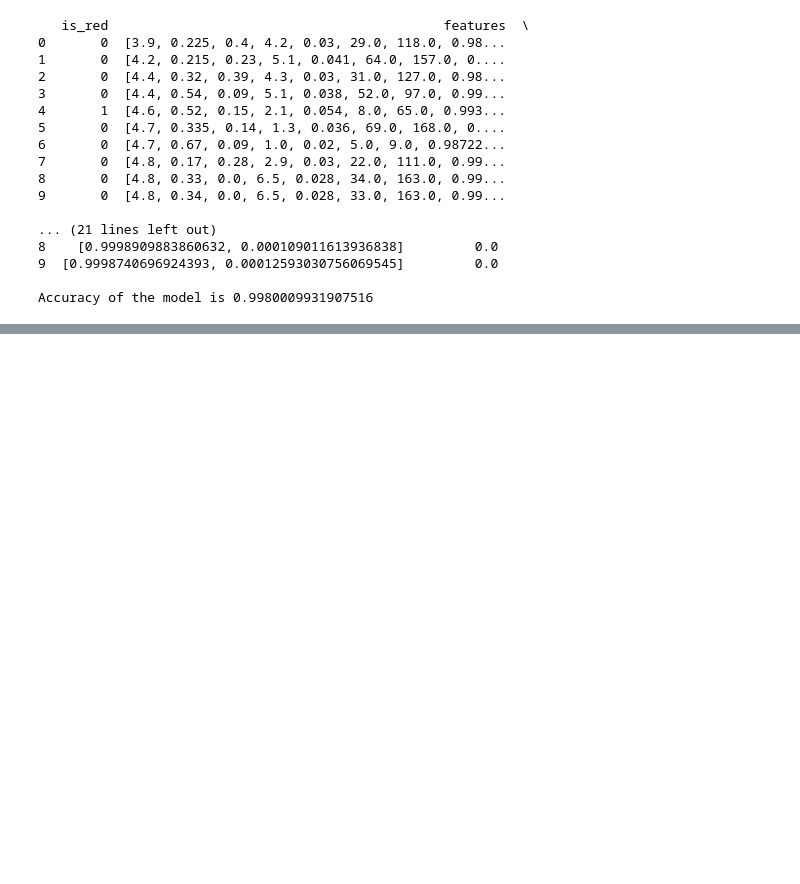
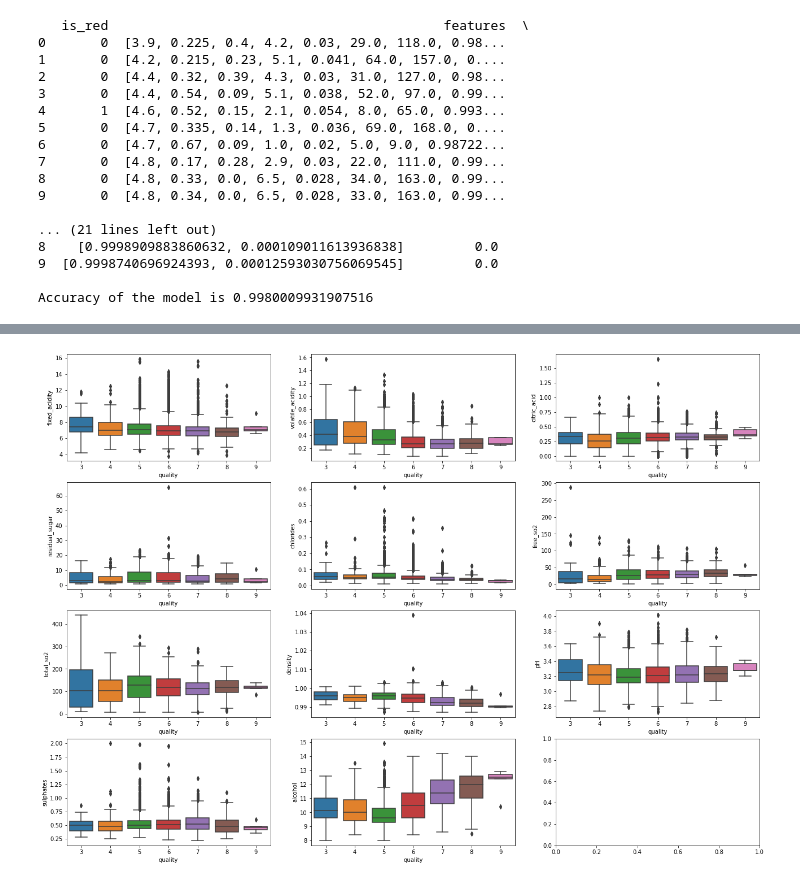
Before and after one commit to phat-pandah/Pyspark-ETL-Tutorial, a Jupyter notebook: ETL.ipynb, the cells around one changed output, grey strips where cells are left out. Saved outputs shown, nothing was run; the diff lists cells and outputs as text; code cells hidden in the pictures; blank space fills up the shorter version.

```diff
--- a/ETL.ipynb
+++ b/ETL.ipynb
@@ -364,0 +412,13 @@ Accuracy of the model is 0.9980009931907516
+# %%
+# Check for outliers
+fig3, ax = plt.subplots(4, 3, figsize=(22,16))
+k = 0
+for i in range(4):
+    for j in range(3):
+        if k != 11:
+            sns.boxplot('quality', wine_pd.iloc[:,k], data=wine_pd, ax=ax[i][j])
+            k += 1
+plt.savefig('./Images/BoxPlots_outliers.png')
+plt.show()
+# %% [output]
+[figure, added]
```
Also changed, not shown: parts of 11 cells of this notebook, 4 other files.
